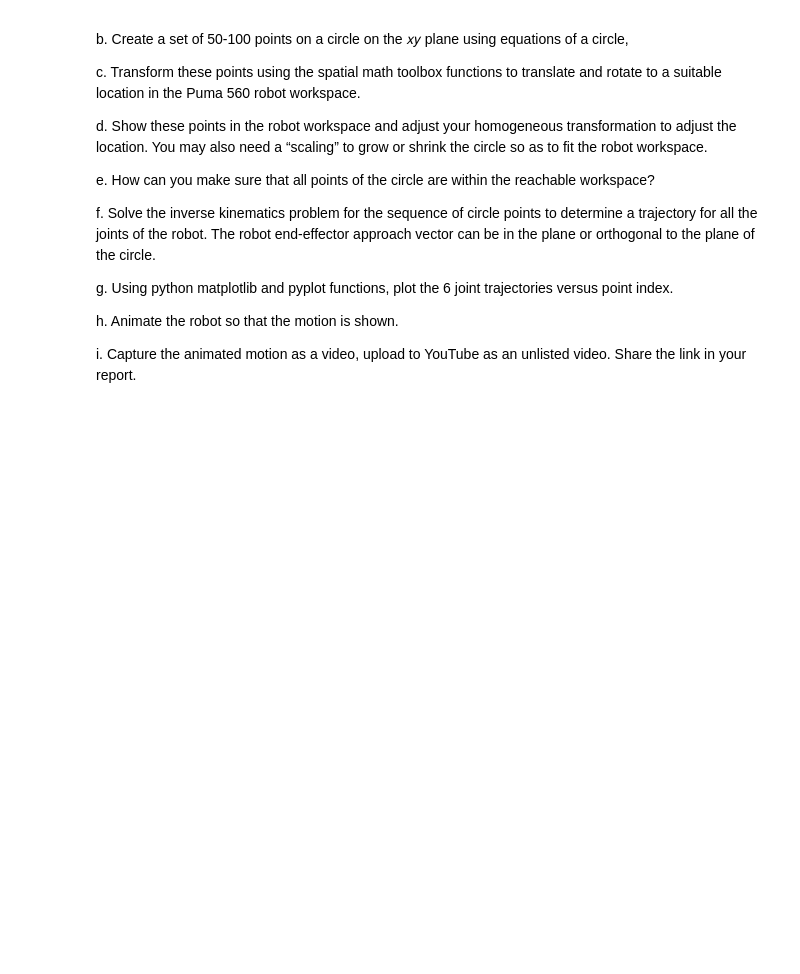
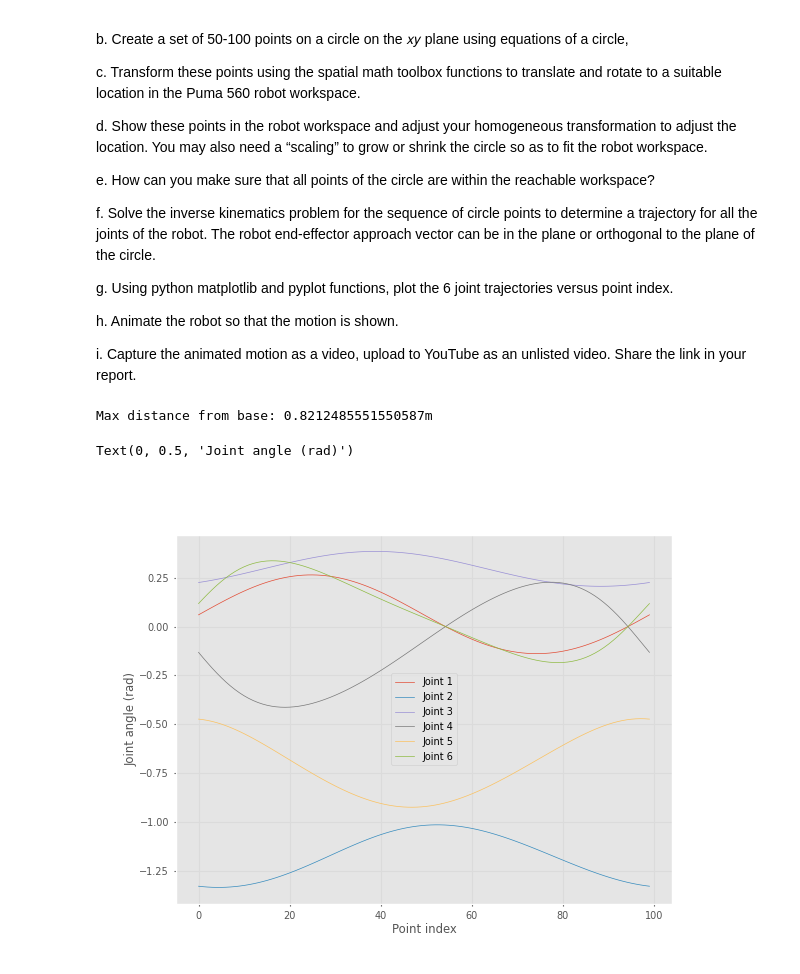
Before and after one commit to amnessa/intro_to_robotics, a Jupyter notebook: Guven-Cagdas-Homework2/Guven-Cagdas-Homework2.ipynb, the cells around one changed output. Drawn from its saved outputs; the diff is of its cells as text; code cells hidden in the pictures; blank space fills up the shorter version.

```diff
--- a/Guven-Cagdas-Homework2/Guven-Cagdas-Homework2.ipynb
+++ b/Guven-Cagdas-Homework2/Guven-Cagdas-Homework2.ipynb
@@ -311,0 +338,54 @@ video. Share the link in your report.
+# %%
+# c. Transform circle to desired pose
+
+T = SE3.Tx(0.55) * SE3.Tz(0.5) * SE3.Ry(np.pi/2) * SE3.Ty(-0.1)
+transformed_points = np.array([T * p for p in circle_points])
+# %%
+# d. Visualize points and robot
+# Initialize Swift environment
+# swift opens in browser
+import time
+env = Swift()
+env.launch()
+
+# Add robot to the environment
+env.add(puma_viz)
+
+# Add circle points to the environment
+for point in transformed_points:
+    env.add(Sphere(radius=0.01, pose=SE3(point), color=[1, 0, 0]))  # Red spheres for points
+
+# Keep the visualization open
+time.sleep(10)
+env.close()
+# %%
+#  e. Check workspace (point should be within ~0.8m from base)
+
+distances = np.linalg.norm(transformed_points, axis=1)
+print(f"Max distance from base: {np.max(distances)}m")
+# %% [output]
+Max distance from base: 0.8212485551550587m
+# %%
+# f. Solve inverse kinematics
+qt = []
+for point in transformed_points:
+    # Define the desired end-effector pose
+    T_desired = SE3(point) * SE3.Ry(90, 'deg')  # Ensure the end-effector is oriented correctly
+    # Solve inverse kinematics
+    sol = puma_viz.ikine_LM(T_desired)
+    if sol.success:
+        qt.append(sol.q)
+    else:
+        print("IK solution not found for point:", point)
+qt = np.array(qt)
+# %%
+# g. Plot joint trajectories
+plt.figure()
+for i in range(6):
+    plt.plot(qt[:,i],label=f'Joint {i+1}')
+plt.legend()
+plt.xlabel('Point index')
+plt.ylabel('Joint angle (rad)')
+# %% [output]
+Text(0, 0.5, 'Joint angle (rad)')
+[figure, added]
```
Also changed, not shown: parts of 6 cells of this notebook, 7 other files.
